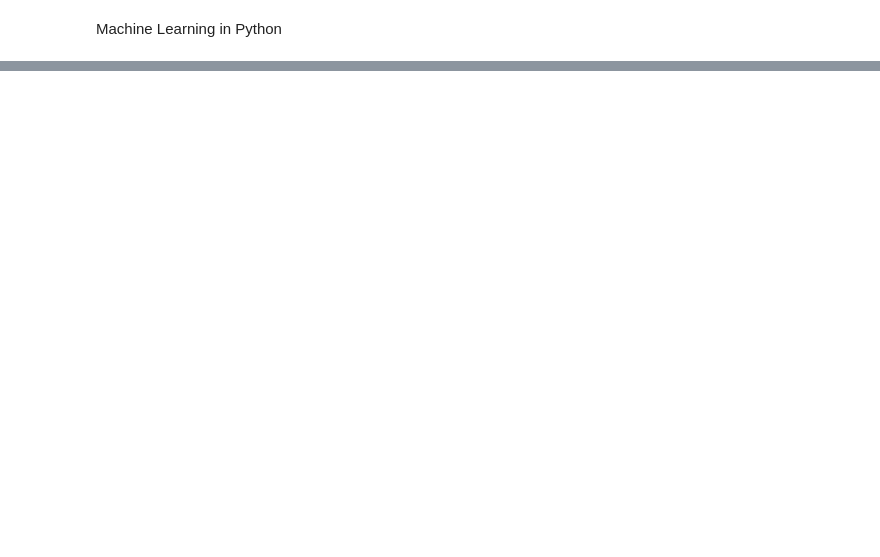
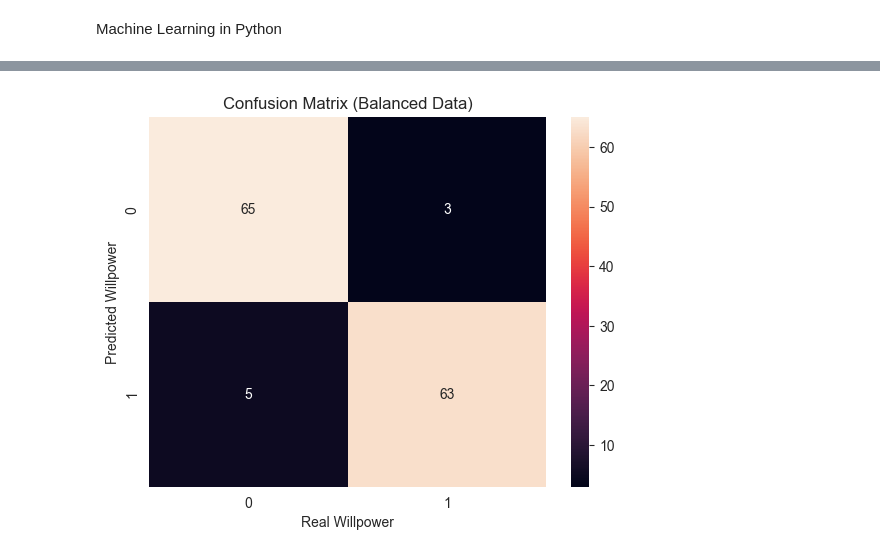
Before and after one commit to YBao7/NLP_Project, a Jupyter notebook: NLP_text_TF-IDF.ipynb, the cells around one changed output, grey strips where cells are left out. Saved outputs shown, nothing was run; the diff lists cells and outputs as text; code cells hidden in the pictures; blank space fills up the shorter version.

Commit message:
selected the same among of subset of 0 and 1 and do the logistic regression

```diff
--- a/NLP_text_TF-IDF.ipynb
+++ b/NLP_text_TF-IDF.ipynb
@@ -612,0 +602,67 @@ weighted avg       0.91      0.90      0.89       269
+# %%
+from sklearn.linear_model import LogisticRegression
+from sklearn import metrics
+from sklearn.utils import shuffle
+import seaborn as sns
+import matplotlib.pyplot as plt
+
+# y = labels
+y = text_df_3_filtered['Willpower']
+
+# 1. Check class counts
+print("Class counts in original data:")
+print(y.value_counts())
+
+# 2. Get minority size and indices for each class
+class_counts = y.value_counts()
+minority_class = class_counts.idxmin()
+majority_class = class_counts.idxmax()
+n_minority = class_counts.min()
+
+print("\nMinority class:", minority_class, "with", n_minority, "instances")
+print("Majority class:", majority_class, "with", class_counts.max(), "instances")
+
+# indices for each class
+minority_idx = y[y == minority_class].index
+majority_idx_sampled = y[y == majority_class].sample(
+    n=n_minority, random_state=59  # random_state for reproducibility
+).index
+
+# 3. Combine indices and build balanced X and y
+balanced_idx = minority_idx.union(majority_idx_sampled)
+X_bal = tfidf_df.loc[balanced_idx]
+y_bal = y.loc[balanced_idx]
+
+# optional: shuffle rows so classes are mixed
+X_bal, y_bal = shuffle(X_bal, y_bal, random_state=59)
+
+print("\nBalanced class counts:")
+print(y_bal.value_counts())
+
+# 4. Train logistic regression on the balanced dataset
+bal_classifier = LogisticRegression()
+bal_classifier.fit(X_bal, y_bal)
+
+# Predict on the same balanced dataset (same style as your original analysis)
+predicted_bal = bal_classifier.predict(X_bal)
+
+# 5. Evaluate on the balanced dataset
+print("\nLogistic Regression Accuracy (Balanced Data):",
+      metrics.accuracy_score(y_bal, predicted_bal))
+print("Logistic Regression Precision (Balanced Data):",
+      metrics.precision_score(y_bal, predicted_bal))
+print("Logistic Regression Recall (Balanced Data):",
+      metrics.recall_score(y_bal, predicted_bal))
+
+print("\nClassification Report (Balanced Data):\n",
+      metrics.classification_report(y_bal, predicted_bal))
+
+# 6. Confusion matrix and heatmap
+cm_bal = metrics.confusion_matrix(y_bal, predicted_bal)
+
+sns.heatmap(cm_bal, annot=True, fmt='d')
+plt.title('Confusion Matrix (Balanced Data)')
+plt.xlabel('Real Willpower')
+plt.ylabel('Predicted Willpower')
+plt.show()
+# %% [output]
@@ -612,0 +686 @@ weighted avg       0.91      0.90      0.89       269
+[figure, added]
```
Also changed, not shown: parts of 18 cells of this notebook.
